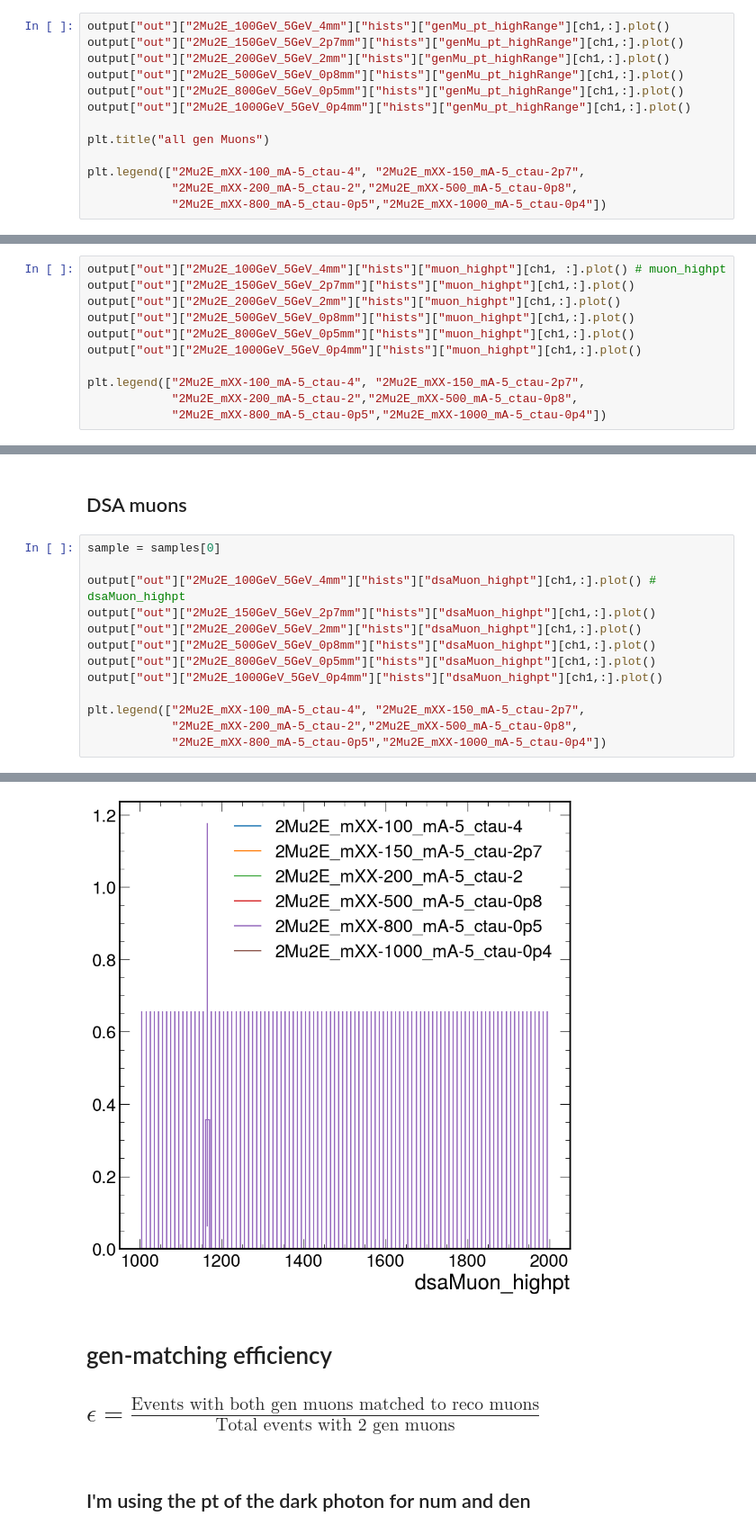
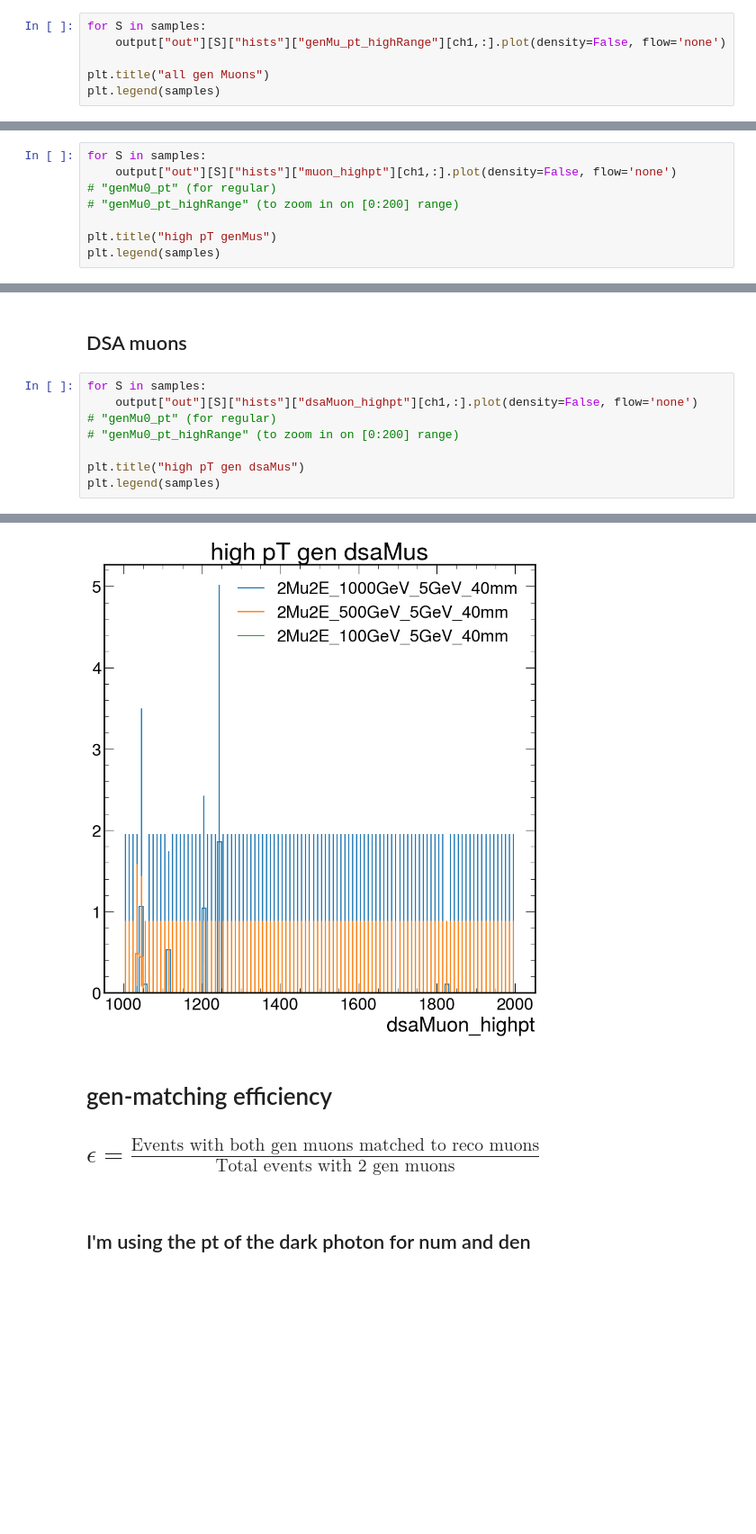
Before and after one commit to austinlsn/SIDM, a Jupyter notebook: sidm/studies/mu_pt_dists-n-matchEff.ipynb, the cells around one changed output, grey strips where cells are left out. Shown: that part at 90% size. Saved outputs shown, nothing was run; the diff lists cells and outputs as text; blank space fills up the shorter version.

```diff
--- a/sidm/studies/mu_pt_dists-n-matchEff.ipynb
+++ b/sidm/studies/mu_pt_dists-n-matchEff.ipynb
@@ -68,17 +87,10 @@ ch2 = "2mu2e_matchedLj"
 # %% [markdown]
 ## all genMus:
 # %%
-output["out"]["2Mu2E_100GeV_5GeV_4mm"]["hists"]["genMu_pt_highRange"][ch1,:].plot()
-output["out"]["2Mu2E_150GeV_5GeV_2p7mm"]["hists"]["genMu_pt_highRange"][ch1,:].plot()
-output["out"]["2Mu2E_200GeV_5GeV_2mm"]["hists"]["genMu_pt_highRange"][ch1,:].plot()
-output["out"]["2Mu2E_500GeV_5GeV_0p8mm"]["hists"]["genMu_pt_highRange"][ch1,:].plot()
-output["out"]["2Mu2E_800GeV_5GeV_0p5mm"]["hists"]["genMu_pt_highRange"][ch1,:].plot()
-output["out"]["2Mu2E_1000GeV_5GeV_0p4mm"]["hists"]["genMu_pt_highRange"][ch1,:].plot()
+for S in samples:
+    output["out"][S]["hists"]["genMu_pt_highRange"][ch1,:].plot(density=False, flow='none')
 
 plt.title("all gen Muons")
-
-plt.legend(["2Mu2E_mXX-100_mA-5_ctau-4", "2Mu2E_mXX-150_mA-5_ctau-2p7",
-            "2Mu2E_mXX-200_mA-5_ctau-2","2Mu2E_mXX-500_mA-5_ctau-0p8",
-            "2Mu2E_mXX-800_mA-5_ctau-0p5","2Mu2E_mXX-1000_mA-5_ctau-0p4"])
+plt.legend(samples)
 # %% [output]
 <matplotlib.legend.Legend at 0x...>
@@ -141,15 +143,12 @@ This is (ptg - ptr) / ptg  , or 1 - ptRatio  (using every lepton-jet object)
 # %% [markdown]
 ## All reco mus
 # %%
-output["out"]["2Mu2E_100GeV_5GeV_4mm"]["hists"]["muon_highpt"][ch1, :].plot() # muon_highpt
-output["out"]["2Mu2E_150GeV_5GeV_2p7mm"]["hists"]["muon_highpt"][ch1,:].plot()
-output["out"]["2Mu2E_200GeV_5GeV_2mm"]["hists"]["muon_highpt"][ch1,:].plot()
-output["out"]["2Mu2E_500GeV_5GeV_0p8mm"]["hists"]["muon_highpt"][ch1,:].plot()
-output["out"]["2Mu2E_800GeV_5GeV_0p5mm"]["hists"]["muon_highpt"][ch1,:].plot()
-output["out"]["2Mu2E_1000GeV_5GeV_0p4mm"]["hists"]["muon_highpt"][ch1,:].plot()
+for S in samples:
+    output["out"][S]["hists"]["muon_highpt"][ch1,:].plot(density=False, flow='none')
+# "genMu0_pt" (for regular)
+# "genMu0_pt_highRange" (to zoom in on [0:200] range)
 
-plt.legend(["2Mu2E_mXX-100_mA-5_ctau-4", "2Mu2E_mXX-150_mA-5_ctau-2p7",
-            "2Mu2E_mXX-200_mA-5_ctau-2","2Mu2E_mXX-500_mA-5_ctau-0p8",
-            "2Mu2E_mXX-800_mA-5_ctau-0p5","2Mu2E_mXX-1000_mA-5_ctau-0p4"])
+plt.title("high pT genMus")
+plt.legend(samples)
 # %% [output]
 <matplotlib.legend.Legend at 0x...>
@@ -157,21 +156,16 @@ plt.legend(["2Mu2E_mXX-100_mA-5_ctau-4", "2Mu2E_mXX-150_mA-5_ctau-2p7",
 # %% [markdown]
 ## DSA muons
 # %%
-sample = samples[0]
+for S in samples:
+    output["out"][S]["hists"]["dsaMuon_highpt"][ch1,:].plot(density=False, flow='none')
+# "genMu0_pt" (for regular)
+# "genMu0_pt_highRange" (to zoom in on [0:200] range)
 
-output["out"]["2Mu2E_100GeV_5GeV_4mm"]["hists"]["dsaMuon_highpt"][ch1,:].plot() # dsaMuon_highpt
-output["out"]["2Mu2E_150GeV_5GeV_2p7mm"]["hists"]["dsaMuon_highpt"][ch1,:].plot()
-output["out"]["2Mu2E_200GeV_5GeV_2mm"]["hists"]["dsaMuon_highpt"][ch1,:].plot()
-output["out"]["2Mu2E_500GeV_5GeV_0p8mm"]["hists"]["dsaMuon_highpt"][ch1,:].plot()
-output["out"]["2Mu2E_800GeV_5GeV_0p5mm"]["hists"]["dsaMuon_highpt"][ch1,:].plot()
-output["out"]["2Mu2E_1000GeV_5GeV_0p4mm"]["hists"]["dsaMuon_highpt"][ch1,:].plot()
-
-plt.legend(["2Mu2E_mXX-100_mA-5_ctau-4", "2Mu2E_mXX-150_mA-5_ctau-2p7",
-            "2Mu2E_mXX-200_mA-5_ctau-2","2Mu2E_mXX-500_mA-5_ctau-0p8",
-            "2Mu2E_mXX-800_mA-5_ctau-0p5","2Mu2E_mXX-1000_mA-5_ctau-0p4"])
+plt.title("high pT gen dsaMus")
+plt.legend(samples)
 # %% [output]
 <matplotlib.legend.Legend at 0x...>
-[figure, old version]
+[figure, new version]
 # %% [markdown]
 # gen-matching efficiency
 
```
Also changed, not shown: parts of 7 cells of this notebook, 4 other files.
